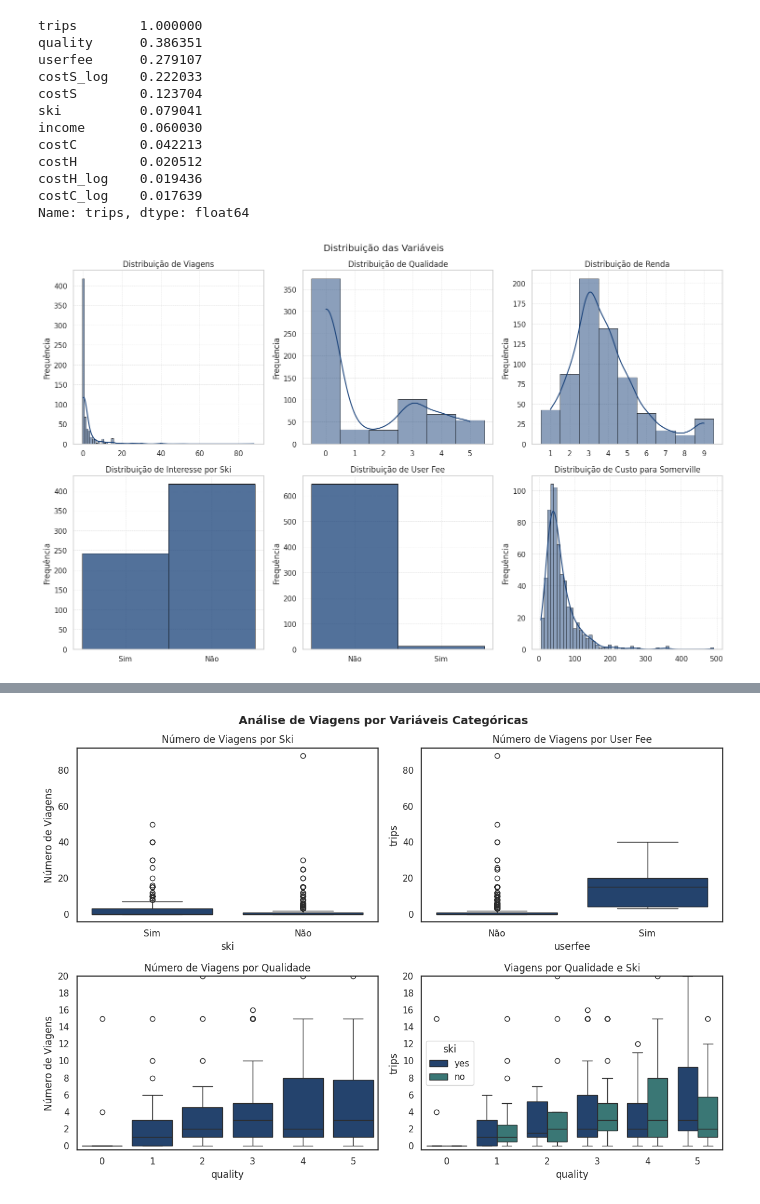
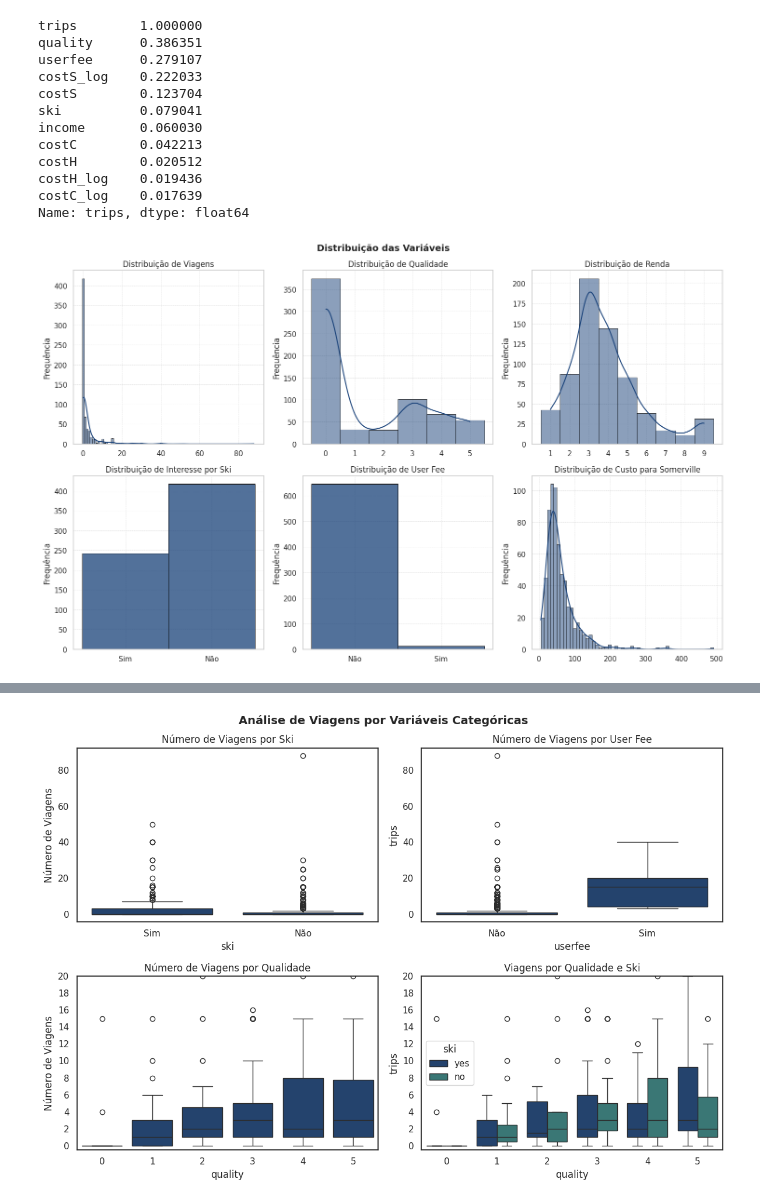
Before and after one commit to scrocha/modelagem-estatistica-A2, a Jupyter notebook: trabalho.ipynb, the cells around one changed output, grey strips where cells are left out. Saved outputs shown, nothing was run; the diff lists cells and outputs as text; code cells hidden in the pictures.

```diff
--- a/trabalho.ipynb
+++ b/trabalho.ipynb
@@ -190,36 +190,38 @@ for i, (col, title) in enumerate(zip(columns, titles)):
 
     # Histograma
     if col in ["ski", "userfee"]:
         sns.histplot(data[col], discrete=True, ax=ax, edgecolor="black", linewidth=0.7)
         ax.set_xticks([0, 1])
         ax.set_xticklabels(["Não", "Sim"] if col == "userfee" else ["Sim", "Não"])
     else:
         sns.histplot(
             data[col],
             kde=True,
             discrete=True if data[col].dtype != "float" else False,
             ax=ax,
             edgecolor="black",
             linewidth=0.5,
         )
         if col == "income":
             ax.set_xticks(range(1, 10))
 
     ax.set_title(title, fontsize=12)
     ax.set_xlabel("")
     ax.set_ylabel("Frequência")
     ax.grid(True, linestyle="--", linewidth=0.5, alpha=0.7)
 
 
 # Layout final
 plt.tight_layout()
-plt.suptitle("Distribuição das Variáveis", y=1.02)
+fig.suptitle(
+    "Distribuição das Variáveis", fontsize=14, fontweight="bold", y=1.02
+)
 
-plt.savefig("images/distribuicoes_variaveis.png", dpi=300)
+plt.savefig("images/distribuicoes_variaveis.png", dpi=500)
 
 plt.show()
 # %% [output]
-[figure, old version]
+[figure, new version]
 # %%
 fig, axs = plt.subplots(1, 2, figsize=(12, 5))
 
```
Also changed, not shown: parts of 10 cells of this notebook, 4 other files.
